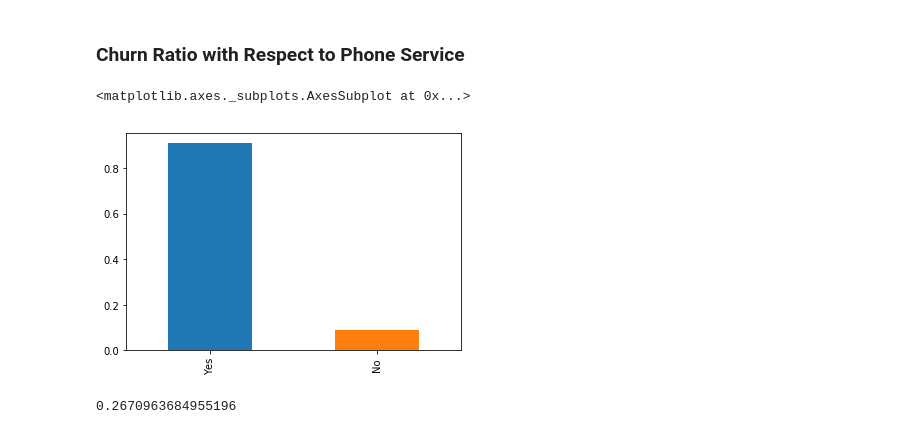
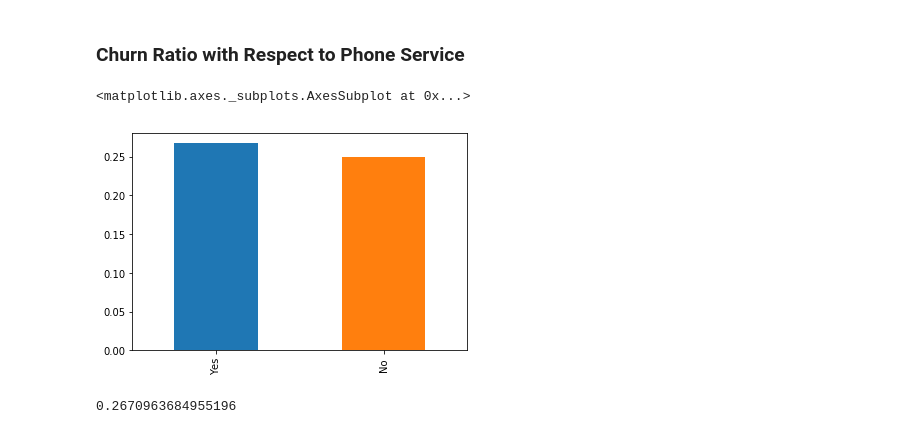
Before and after one commit to VanshNarang/Teleco-Customer-Churn-Insights, a Jupyter notebook: insights.ipynb, the cells around one changed output. Saved outputs shown, nothing was run; the diff lists cells and outputs as text; code cells hidden in the pictures.

```diff
--- a/insights.ipynb
+++ b/insights.ipynb
@@ -75,10 +96,10 @@ Name: Partner, dtype: float64
 # %% [markdown]
 ### Churn Ratio with Respect to Phone Service
 # %%
-(churn[churn["Churn"] == "Yes"]['PhoneService'].value_counts() / len(churn[churn["Churn"] == "Yes"])).plot.bar()
+(churn[churn["Churn"] == "Yes"]['PhoneService'].value_counts() / churn["PhoneService"].value_counts()).plot.bar()
 # %% [output]
 <matplotlib.axes._subplots.AxesSubplot at 0x...>
-[figure, old version]
+[figure, new version]
 # %%
 churn1[churn1['PhoneService'] == 'Yes']["PhoneService"].count() / len(churn[churn['PhoneService'] == 'Yes'])
 # %% [output]
```
Also changed, not shown: parts of 24 cells of this notebook.
